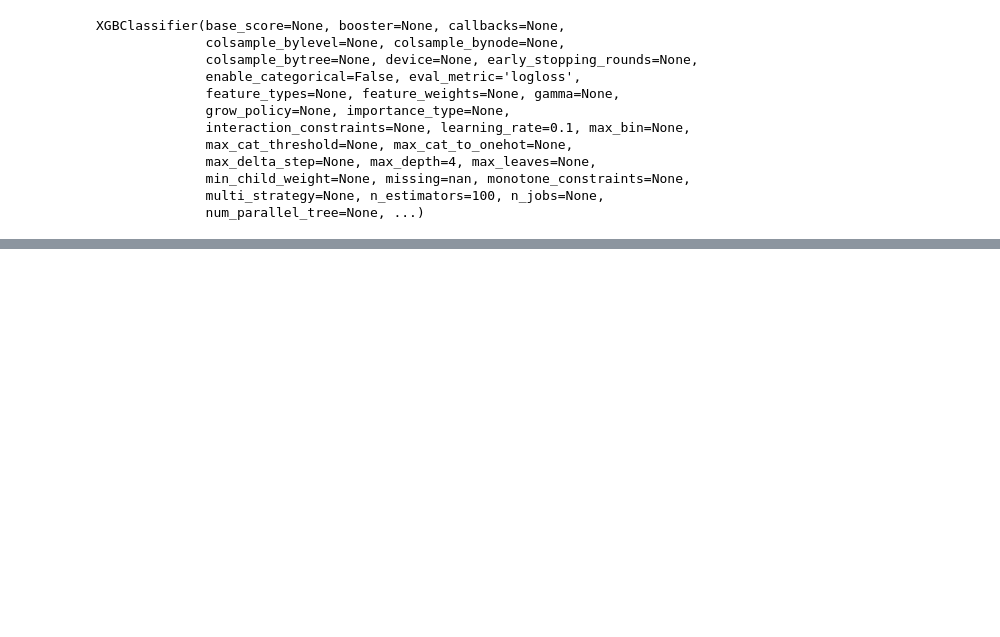
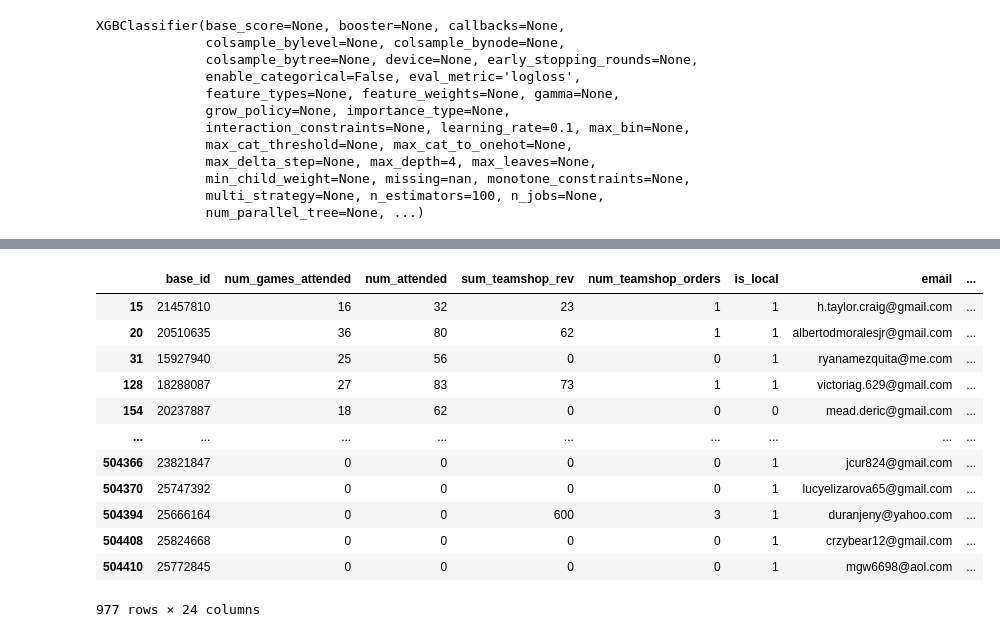
Before and after one commit to riffere-fla/pandas_party, a Jupyter notebook: lead_scoring.ipynb, the cells around one changed output, grey strips where cells are left out. Cells and saved outputs as stored; diff of their text form; code cells hidden in the pictures; blank space fills up the shorter version.

```diff
--- a/lead_scoring.ipynb
+++ b/lead_scoring.ipynb
@@ -1042,15 +1050,35 @@ final_test_df['prediction_group'] = pd.cut(
 
 final_test_df['attendance_group'] = pd.cut(
     final_test_df['num_attended'],
-    bins=[0, 1, 5, 10, np.inf],
-    labels=['Tier 4', 'Tier 3', 'Tier 2', 'Tier 1']
+    bins=[0, 1, 6, 11, np.inf],
+    labels=['Tier 4', 'Tier 3', 'Tier 2', 'Tier 1'],
+    right = False
 )
 
 final_test_df['num_sent_group'] = pd.cut(
     final_test_df['num_sent'],
-    bins=[0, 1, 50, 100, 200, np.inf],
-    labels=['Tier 5','Tier 4', 'Tier 3', 'Tier 2', 'Tier 1']
+    bins=[0, 1, 51, 101, 201, np.inf],
+    labels=['Tier 5','Tier 4', 'Tier 3', 'Tier 2', 'Tier 1'],
+    right = False
 )
+# %%
+temp = final_test_df[final_test_df['prediction_group'] == 'Tier 1']
+
+temp[temp['is_unsubscribed'] == False]
+# %% [output]
+|  | base_id | num_games_attended | num_attended | sum_teamshop_rev | num_teamshop_orders | is_local | email | ... |
+| 15 | 21457810 | 16 | 32 | 23 | 1 | 1 | h.taylor.craig@gmail.com | ... |
+| 20 | 20510635 | 36 | 80 | 62 | 1 | 1 | albertodmoralesjr@gmail.com | ... |
+| 31 | 15927940 | 25 | 56 | 0 | 0 | 1 | ryanamezquita@me.com | ... |
+| 128 | 18288087 | 27 | 83 | 73 | 1 | 1 | victoriag.629@gmail.com | ... |
+| 154 | 20237887 | 18 | 62 | 0 | 0 | 0 | mead.deric@gmail.com | ... |
+| ... | ... | ... | ... | ... | ... | ... | ... | ... |
+| 504366 | 23821847 | 0 | 0 | 0 | 0 | 1 | jcur824@gmail.com | ... |
+| 504370 | 25747392 | 0 | 0 | 0 | 0 | 1 | lucyelizarova65@gmail.com | ... |
+| 504394 | 25666164 | 0 | 0 | 600 | 3 | 1 | duranjeny@yahoo.com | ... |
+| 504408 | 25824668 | 0 | 0 | 0 | 0 | 1 | crzybear12@gmail.com | ... |
+| 504410 | 25772845 | 0 | 0 | 0 | 0 | 1 | mgw6698@aol.com | ... |
+977 rows × 24 columns
 # %%
 final_test_df.to_csv("C:\\Users\\riffere\\Desktop\\final_df.csv")
 # %%
```
Also changed, not shown: parts of 15 cells of this notebook.
